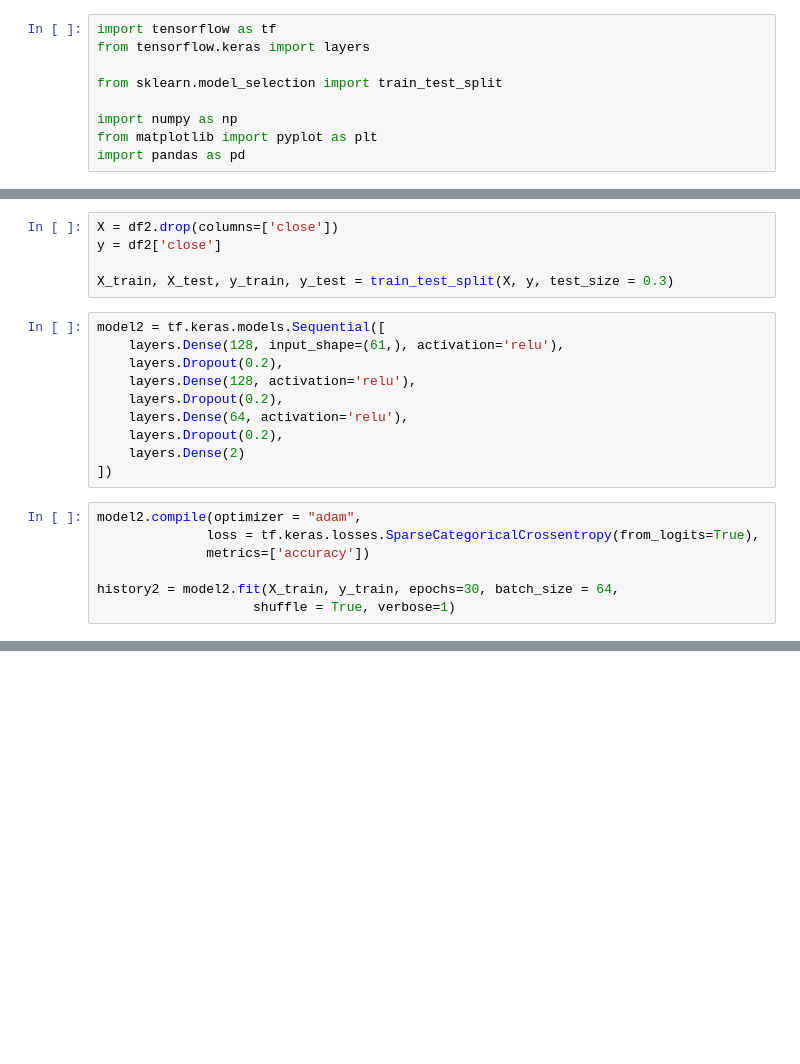
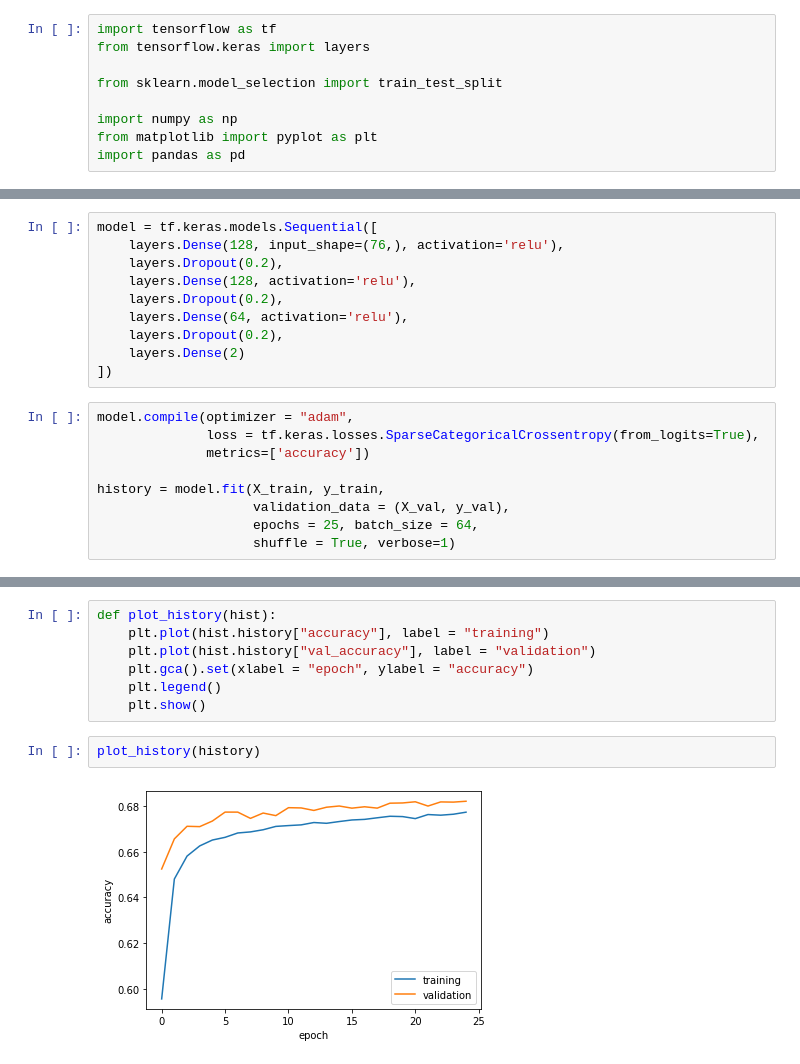
Before and after one commit to acgowda/market-flow, a Jupyter notebook: model/model_testing.ipynb, the cells around one changed output, grey strips where cells are left out. Saved outputs shown, nothing was run; the diff lists cells and outputs as text; blank space fills up the shorter version.

```diff
--- a/model/model_testing.ipynb
+++ b/model/model_testing.ipynb
@@ -58,11 +68,6 @@ df2.shape
-# %%
-X = df2.drop(columns=['close'])
-y = df2['close']
-
-X_train, X_test, y_train, y_test = train_test_split(X, y, test_size = 0.3)
 # %%
-model2 = tf.keras.models.Sequential([
-    layers.Dense(128, input_shape=(61,), activation='relu'),
+model = tf.keras.models.Sequential([
+    layers.Dense(128, input_shape=(76,), activation='relu'),
     layers.Dropout(0.2),
     layers.Dense(128, activation='relu'),
     layers.Dropout(0.2),
@@ -71,10 +76,12 @@ model2 = tf.keras.models.Sequential([
     layers.Dense(2)
 ])
 # %%
-model2.compile(optimizer = "adam",
+model.compile(optimizer = "adam",
               loss = tf.keras.losses.SparseCategoricalCrossentropy(from_logits=True),
               metrics=['accuracy'])
 
-history2 = model2.fit(X_train, y_train, epochs=30, batch_size = 64,
+history = model.fit(X_train, y_train,
+                    validation_data = (X_val, y_val),
+                    epochs = 25, batch_size = 64,
                     shuffle = True, verbose=1)
 # %% [output]
@@ -97,0 +105,11 @@ Epoch 30/30
+# %%
+def plot_history(hist):
+    plt.plot(hist.history["accuracy"], label = "training")
+    plt.plot(hist.history["val_accuracy"], label = "validation")
+    plt.gca().set(xlabel = "epoch", ylabel = "accuracy")
+    plt.legend()
+    plt.show()
+# %%
+plot_history(history)
+# %% [output]
+[figure, added]
```
Also changed, not shown: parts of 19 cells of this notebook.
